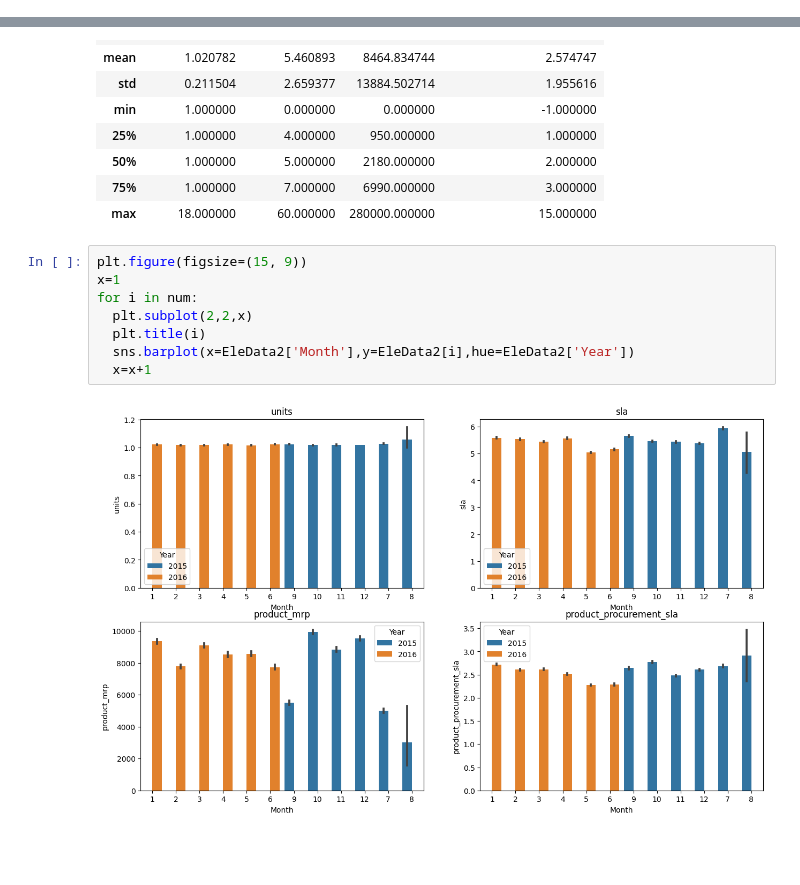
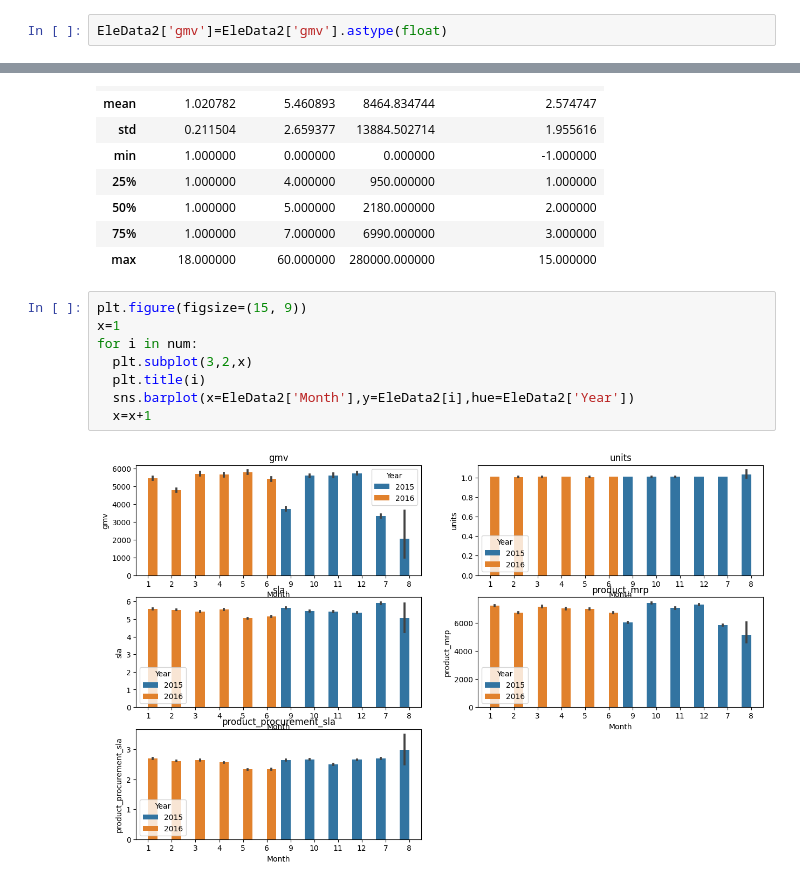
Before and after one commit to PrajsPrabs/UpgradBACaseStudy, a Jupyter notebook: EComm1.ipynb, the cells around one changed output, grey strips where cells are left out. Saved outputs shown, nothing was run; the diff lists cells and outputs as text; blank space fills up the shorter version.

```diff
--- a/EComm1.ipynb
+++ b/EComm1.ipynb
@@ -431,6 +431,8 @@ EleData2=EleData_1.drop(['fsn_id','cust_id','product_analytic_vertical','order_i
 ## keep only July 2015 to June 2016 data
 
 EleData2=EleData2.where((EleData2['order_date']>='2015-07-01') & (EleData2['order_date']<='2016-06-30'))
+# %%
+EleData2['gmv']=EleData2['gmv'].astype(float)
 # %%
 EleData2.info()
 # %% [output]
@@ -487,13 +489,13 @@ EleData2[num].describe()
 # %%
 plt.figure(figsize=(15, 9))
 x=1
 for i in num:
-  plt.subplot(2,2,x)
+  plt.subplot(3,2,x)
   plt.title(i)
   sns.barplot(x=EleData2['Month'],y=EleData2[i],hue=EleData2['Year'])
   x=x+1
 # %% [output]
-[figure, old version]
+[figure, new version]
 # %%
 plt.figure(figsize=(15, 15))
 x=1
```
Also changed, not shown: parts of 16 cells of this notebook.
